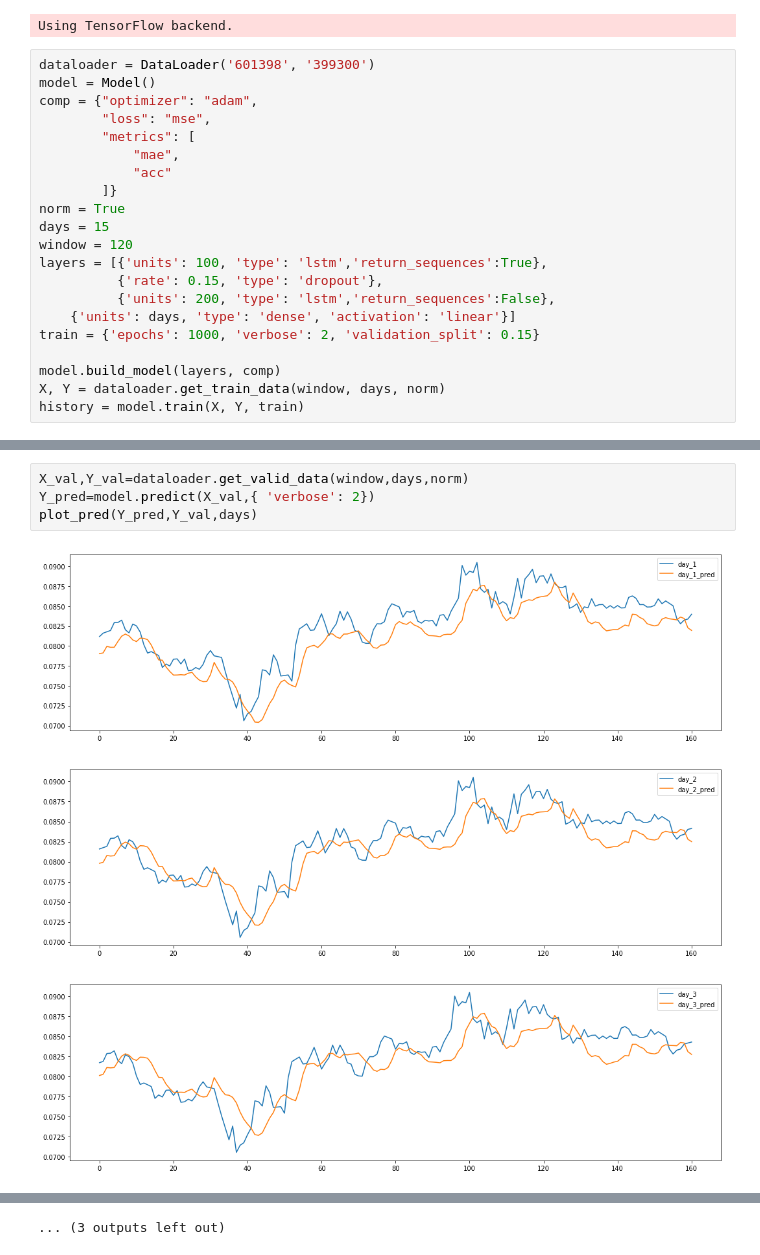
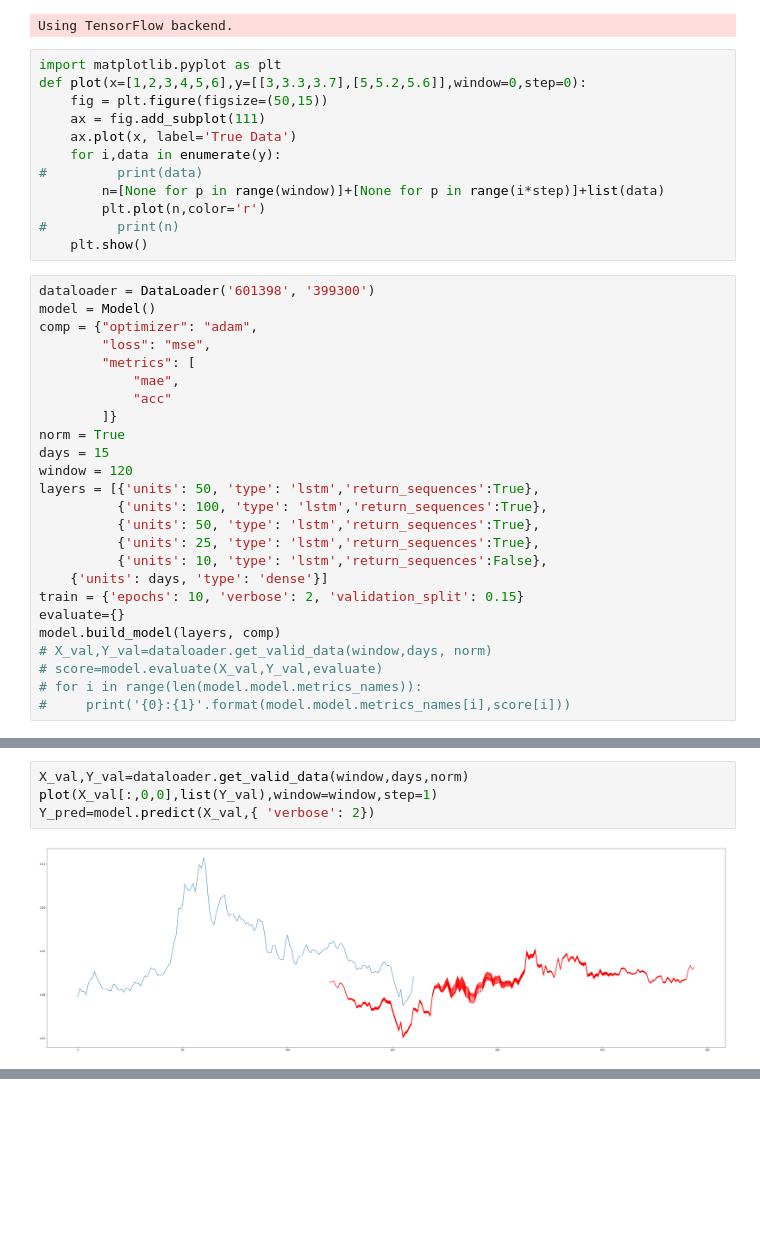
Before and after one commit to GuQiangJS/LSTM-for-Stock, a Jupyter notebook: samples/sample.ipynb, the cells around one changed output, grey strips where cells are left out. Drawn from its saved outputs; the diff is of its cells as text; blank space fills up the shorter version.

```diff
--- a/samples/sample.ipynb
+++ b/samples/sample.ipynb
@@ -10,6 +10,18 @@ from LSTM_for_Stock.model import Model
 import seaborn as sns
 # %% [output]
 Using TensorFlow backend.
+# %%
+import matplotlib.pyplot as plt
+def plot(x=[1,2,3,4,5,6],y=[[3,3.3,3.7],[5,5.2,5.6]],window=0,step=0):
+    fig = plt.figure(figsize=(50,15))
+    ax = fig.add_subplot(111)
+    ax.plot(x, label='True Data')
+    for i,data in enumerate(y):
+#         print(data)
+        n=[None for p in range(window)]+[None for p in range(i*step)]+list(data)
+        plt.plot(n,color='r')
+#         print(n)
+    plt.show()
 # %%
 dataloader = DataLoader('601398', '399300')
 model = Model()
@@ -22,12 +34,16 @@ comp = {"optimizer": "adam",
 norm = True
 days = 15
 window = 120
-layers = [{'units': 100, 'type': 'lstm','return_sequences':True},
-          {'rate': 0.15, 'type': 'dropout'},
-          {'units': 200, 'type': 'lstm','return_sequences':False},
-    {'units': days, 'type': 'dense', 'activation': 'linear'}]
-train = {'epochs': 1000, 'verbose': 2, 'validation_split': 0.15}
-
+layers = [{'units': 50, 'type': 'lstm','return_sequences':True},
+          {'units': 100, 'type': 'lstm','return_sequences':True},
+          {'units': 50, 'type': 'lstm','return_sequences':True},
+          {'units': 25, 'type': 'lstm','return_sequences':True},
+          {'units': 10, 'type': 'lstm','return_sequences':False},
+    {'units': days, 'type': 'dense'}]
+train = {'epochs': 10, 'verbose': 2, 'validation_split': 0.15}
+evaluate={}
 model.build_model(layers, comp)
-X, Y = dataloader.get_train_data(window, days, norm)
-history = model.train(X, Y, train)
+# X_val,Y_val=dataloader.get_valid_data(window,days, norm)
+# score=model.evaluate(X_val,Y_val,evaluate)
+# for i in range(len(model.model.metrics_names)):
+#     print('{0}:{1}'.format(model.model.metrics_names[i],score[i]))
@@ -89,8 +98,6 @@ def plot_pred(pred,real,d):
 # %%
 X_val,Y_val=dataloader.get_valid_data(window,days,norm)
+plot(X_val[:,0,0],list(Y_val),window=window,step=1)
 Y_pred=model.predict(X_val,{ 'verbose': 2})
-plot_pred(Y_pred,Y_val,days)
 # %% [output]
-[figure, old version]
+[figure, new version]
-[figure, removed]
-[figure, removed]
@@ -106 +103,0 @@ plot_pred(Y_pred,Y_val,days)
-... (3 outputs left out)
```
Also changed, not shown: parts of 19 cells of this notebook, 1 other file.
